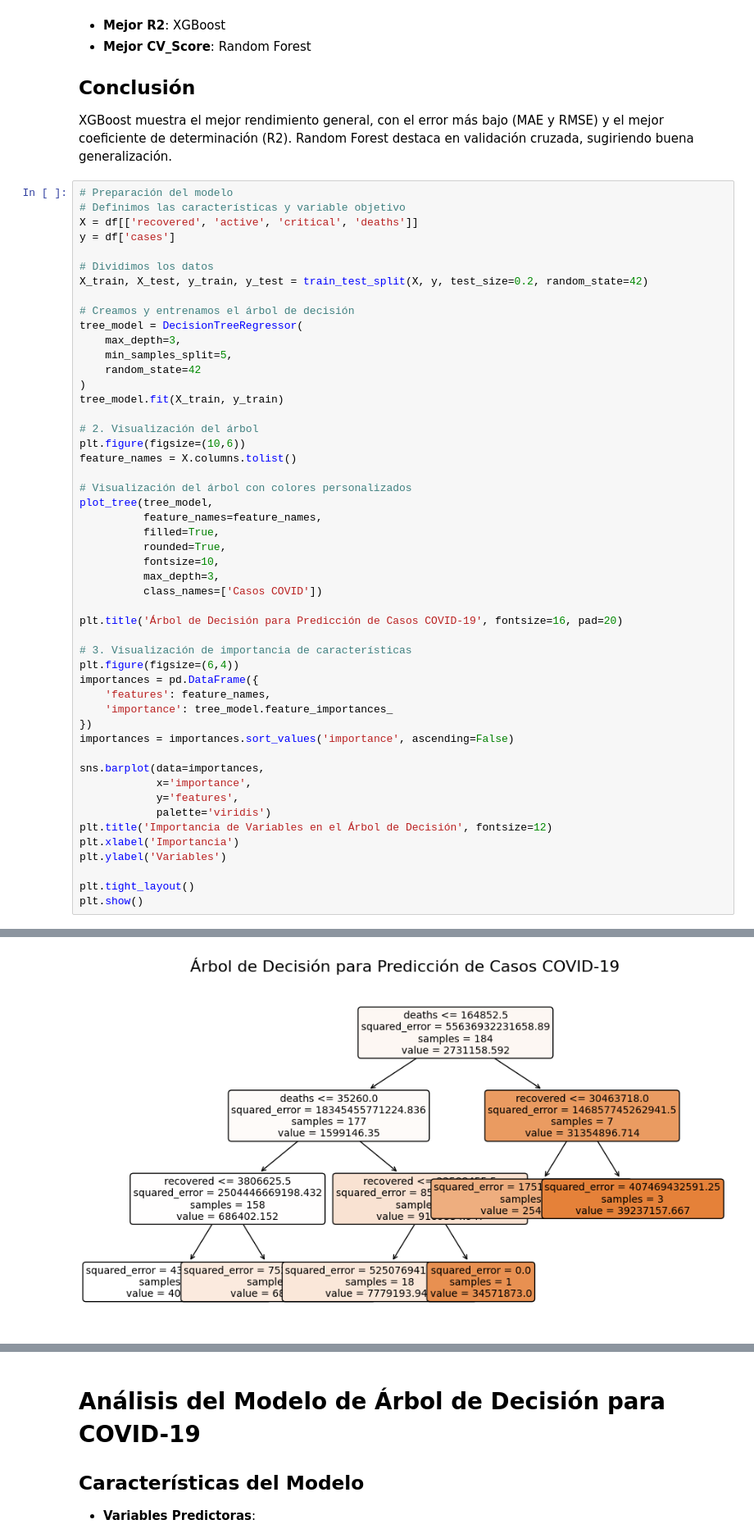
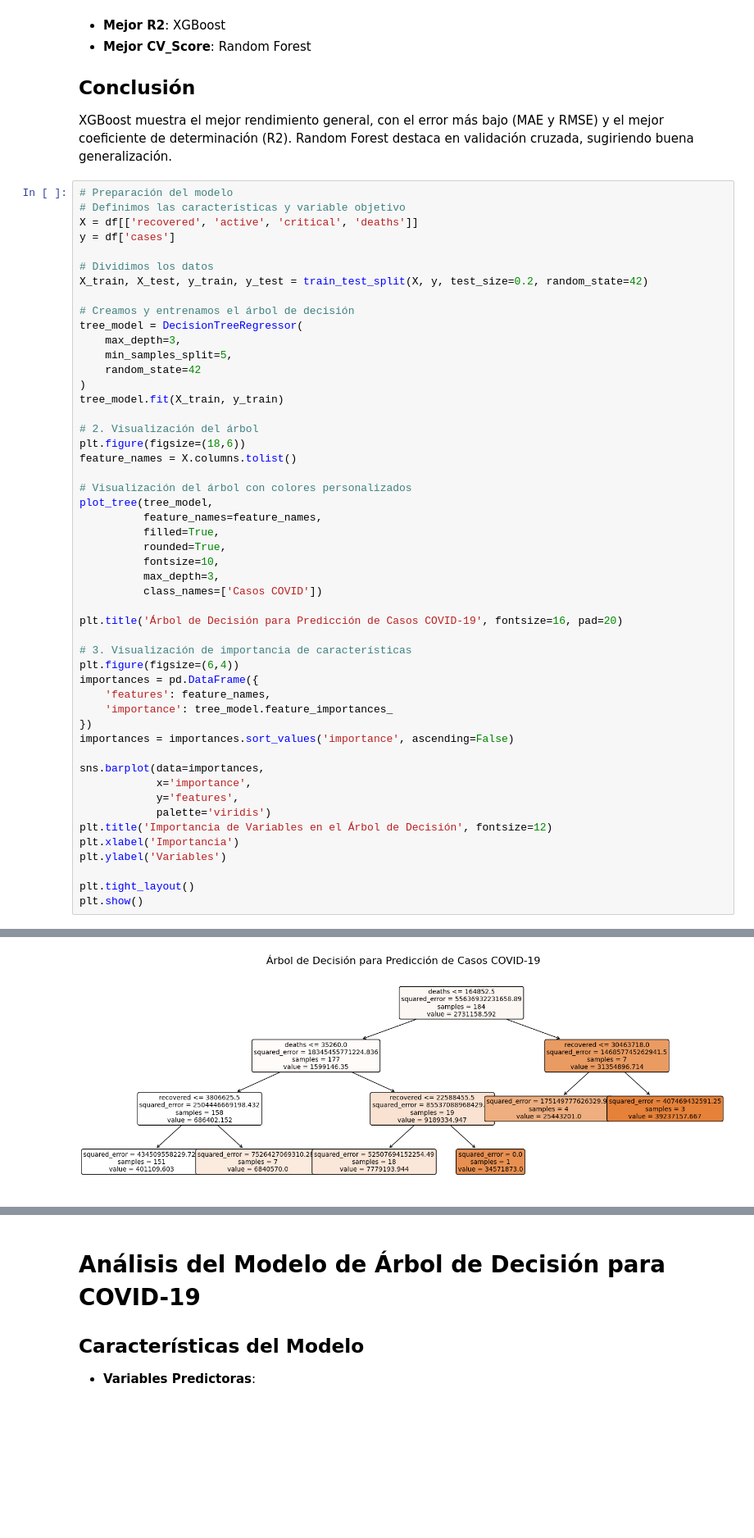
Before and after one commit to claudiosanchezt/Pruebas, a Jupyter notebook: prueba_2_Claudio_Sanchez_Torres_Javier_Astorga.ipynb, the cells around one changed output, grey strips where cells are left out. Shown at 82% size. Saved outputs shown, nothing was run; the diff lists cells and outputs as text; blank space fills up the shorter version.

```diff
--- a/prueba_2_Claudio_Sanchez_Torres_Javier_Astorga.ipynb
+++ b/prueba_2_Claudio_Sanchez_Torres_Javier_Astorga.ipynb
@@ -665,7 +674,7 @@ tree_model = DecisionTreeRegressor(
 tree_model.fit(X_train, y_train)
 
 # 2. Visualización del árbol
-plt.figure(figsize=(10,6))
+plt.figure(figsize=(18,6))
 feature_names = X.columns.tolist()
 
 # Visualización del árbol con colores personalizados
@@ -702,4 +713,4 @@ Passing `palette` without assigning `hue` is deprecated and will be removed in v
-[figure, old version]
+[figure, new version]
 [figure]
 # %% [markdown]
 # Análisis del Modelo de Árbol de Decisión para COVID-19
```
Also changed, not shown: parts of 14 cells of this notebook, 3 other files.
